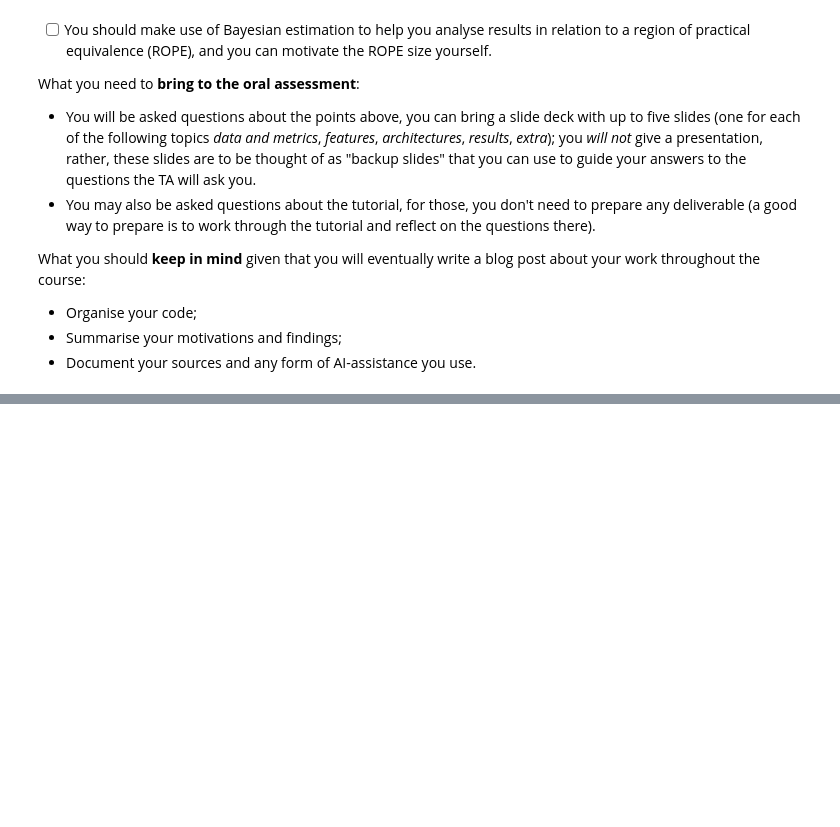
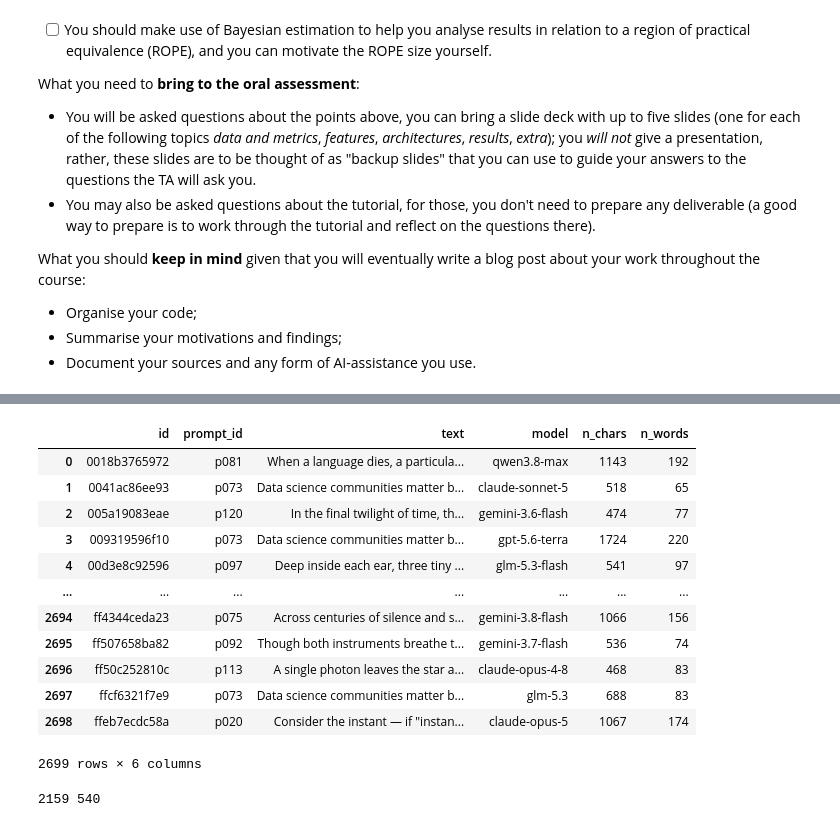
Before and after one commit to artificial-cesare/nlp1-team, a Jupyter notebook: part1/project.ipynb, the cells around one changed output, grey strips where cells are left out. Cells and saved outputs as stored; diff of their text form; code cells hidden in the pictures; blank space fills up the shorter version.

Commit message:
data splitting into train and test splits

```diff
--- a/part1/project.ipynb
+++ b/part1/project.ipynb
@@ -51,0 +131,24 @@ What you should **keep in mind** given that you will eventually write a blog pos
+# %%
+import pandas as pd
+
+train_df = pd.read_csv(DATA_DIR / "train.csv")
+test_df = pd.read_csv(DATA_DIR / "test.csv")
+print(train_df.shape, test_df.shape)
+display(train_df.head())
+
+# Label distribution
+display(train_df["model"].value_counts().to_frame("count"))
+
+# Prompts: how many, and how many models answer each one?
+print("unique prompts:", train_df["prompt_id"].nunique())
+display(train_df.groupby("prompt_id")["model"].nunique().describe())
+
+# Length per model (characters / whitespace tokens)
+train_df["n_chars"] = train_df["text"].str.len()
+train_df["n_words"] = train_df["text"].str.split().str.len()
+display(train_df.groupby("model")[["n_chars", "n_words"]].mean().sort_values("n_words"))
+
+# Outcome space: map label names <-> integer ids (as in the tutorial)
+outcome_space = part1.clslib.NamedClasses(sorted(train_df["model"].unique()))
+pairs = [(t, outcome_space.index(m)) for t, m in zip(train_df["text"], train_df["model"])]
+print(len(outcome_space), "classes")
@@ -51,0 +210,36 @@ What you should **keep in mind** given that you will eventually write a blog pos
+# %%
+train_df
+# %% [output]
+|  | id | prompt_id | text | model | n_chars | n_words |
+| 0 | 0018b3765972 | p081 | When a language dies, a particula... | qwen3.8-max | 1143 | 192 |
+| 1 | 0041ac86ee93 | p073 | Data science communities matter b... | claude-sonnet-5 | 518 | 65 |
+| 2 | 005a19083eae | p120 | In the final twilight of time, th... | gemini-3.6-flash | 474 | 77 |
+| 3 | 009319596f10 | p073 | Data science communities matter b... | gpt-5.6-terra | 1724 | 220 |
+| 4 | 00d3e8c92596 | p097 | Deep inside each ear, three tiny ... | glm-5.3-flash | 541 | 97 |
+| ... | ... | ... | ... | ... | ... | ... |
+| 2694 | ff4344ceda23 | p075 | Across centuries of silence and s... | gemini-3.8-flash | 1066 | 156 |
+| 2695 | ff507658ba82 | p092 | Though both instruments breathe t... | gemini-3.7-flash | 536 | 74 |
+| 2696 | ff50c252810c | p113 | A single photon leaves the star a... | claude-opus-4-8 | 468 | 83 |
+| 2697 | ffcf6321f7e9 | p073 | Data science communities matter b... | glm-5.3 | 688 | 83 |
+| 2698 | ffeb7ecdc58a | p020 | Consider the instant — if "instan... | claude-opus-5 | 1067 | 174 |
+2699 rows × 6 columns
+# %%
+from sklearn.model_selection import GroupShuffleSplit
+
+gss = GroupShuffleSplit(n_splits=1, train_size=0.8, random_state=SPLIT_SEED)
+train_idx, test_idx = next(gss.split(train_df, y=train_df["model"], groups=train_df["prompt_id"]))
+
+train_split_df = train_df.iloc[train_idx].reset_index(drop=True)
+test_split_df = train_df.iloc[test_idx].reset_index(drop=True)
+
+train_split_df.to_csv(DATA_DIR / "split_train.csv", index=False)
+test_split_df.to_csv(DATA_DIR / "split_test.csv", index=False)
+
+# Verify the split is correct
+assert train_split_df["prompt_id"].nunique() == 0.8 * train_df["prompt_id"].nunique()
+assert test_split_df["prompt_id"].nunique() == 0.2 * train_df["prompt_id"].nunique()
+assert set(train_split_df["prompt_id"]).isdisjoint(test_split_df["prompt_id"])
+
+print(len(train_split_df), len(test_split_df))
+# %% [output]
+2159 540
```
Also changed, not shown: parts of 21 cells of this notebook.
